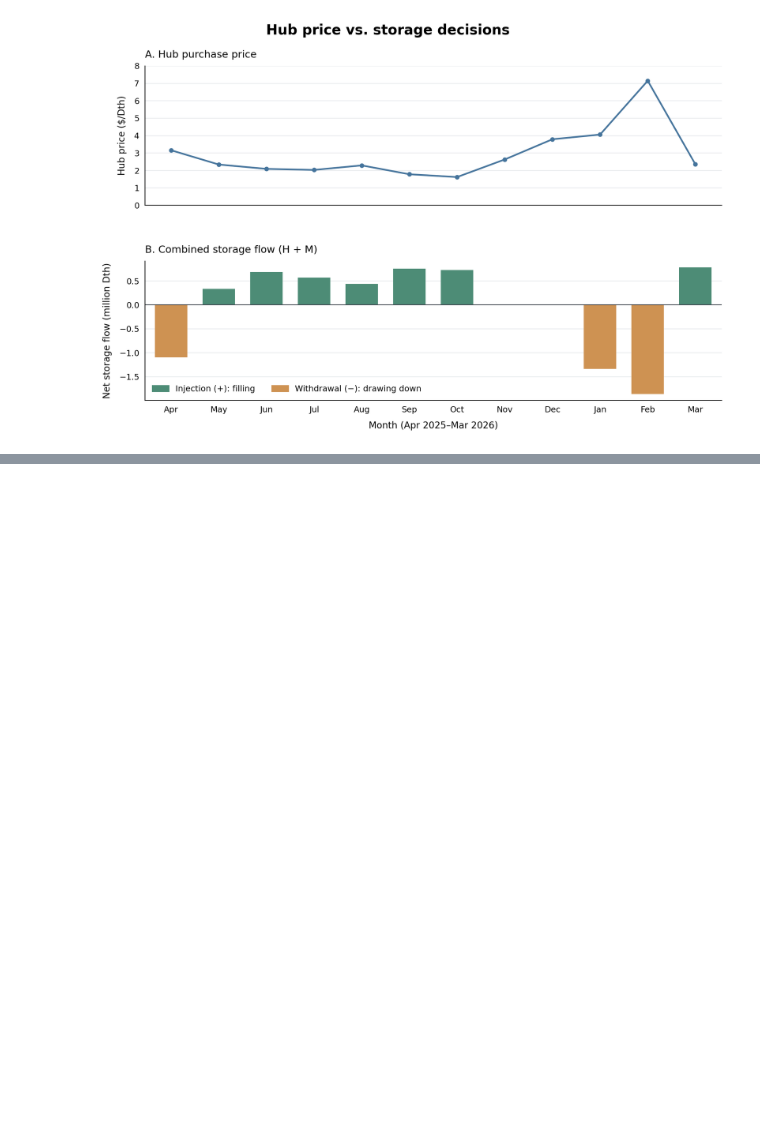
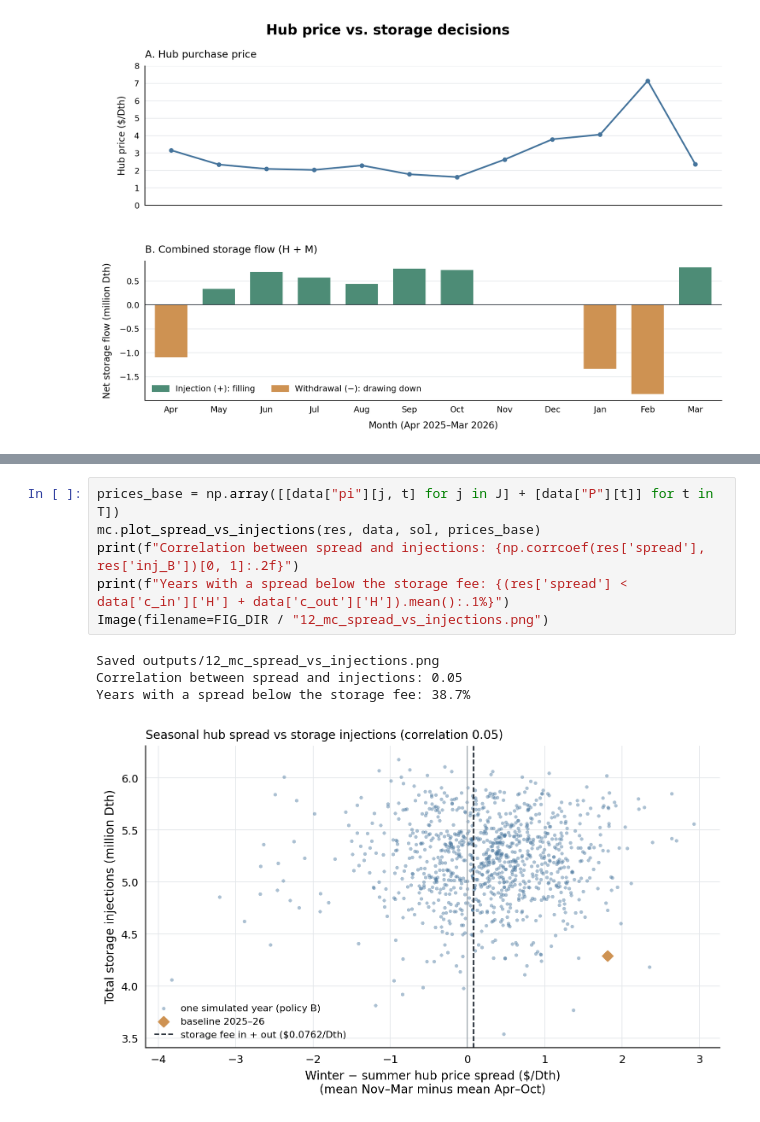
Before and after one commit to robjiakai/MidAtlanticGasMerchant, a Jupyter notebook: run_model.ipynb, the cells around one changed output, grey strips where cells are left out. Cells and saved outputs as stored; diff of their text form; blank space fills up the shorter version.

```diff
--- a/run_model.ipynb
+++ b/run_model.ipynb
@@ -371,0 +488,11 @@ Saved outputs/03_price_vs_storage.png
+# %%
+prices_base = np.array([[data["pi"][j, t] for j in J] + [data["P"][t]] for t in T])
+mc.plot_spread_vs_injections(res, data, sol, prices_base)
+print(f"Correlation between spread and injections: {np.corrcoef(res['spread'], res['inj_B'])[0, 1]:.2f}")
+print(f"Years with a spread below the storage fee: {(res['spread'] < data['c_in']['H'] + data['c_out']['H']).mean():.1%}")
+Image(filename=FIG_DIR / "12_mc_spread_vs_injections.png")
+# %% [output]
+Saved outputs/12_mc_spread_vs_injections.png
+Correlation between spread and injections: 0.05
+Years with a spread below the storage fee: 38.7%
+[figure, added]
```
Also changed, not shown: parts of 13 cells of this notebook, 12 other files.
